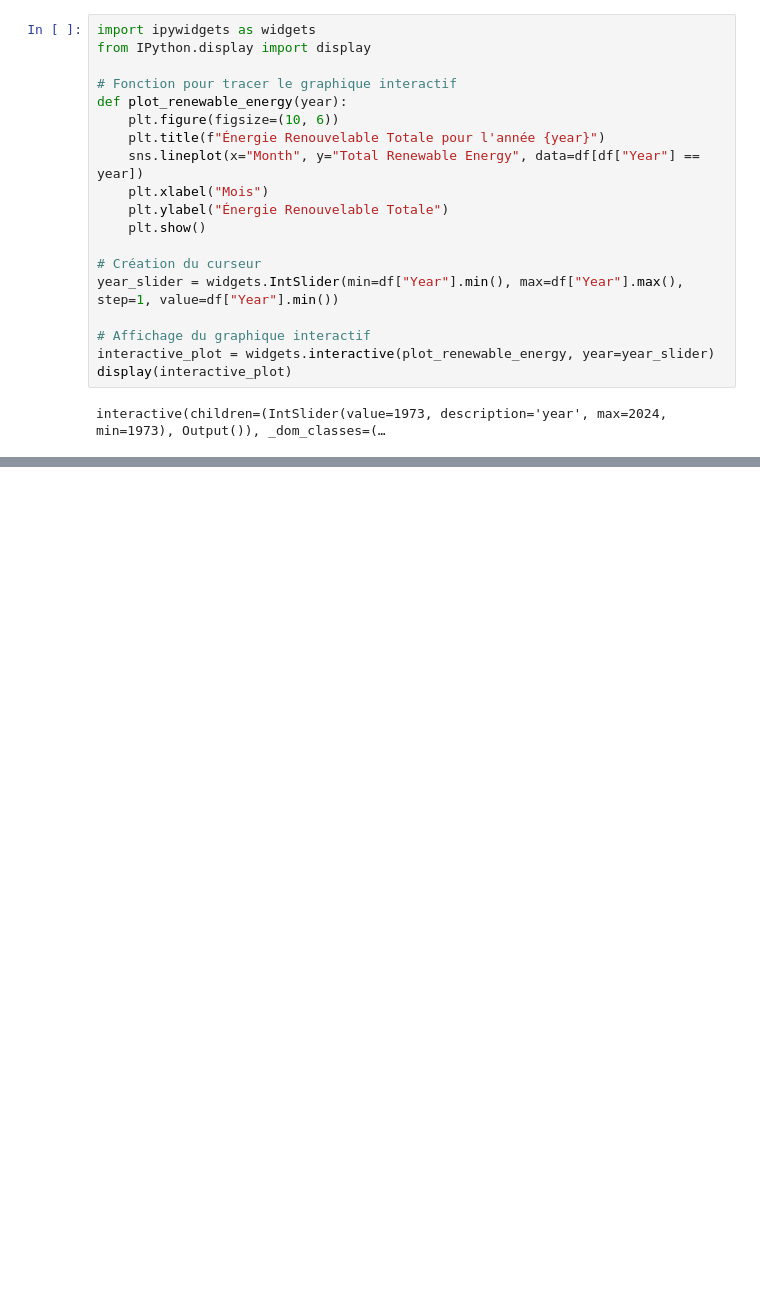
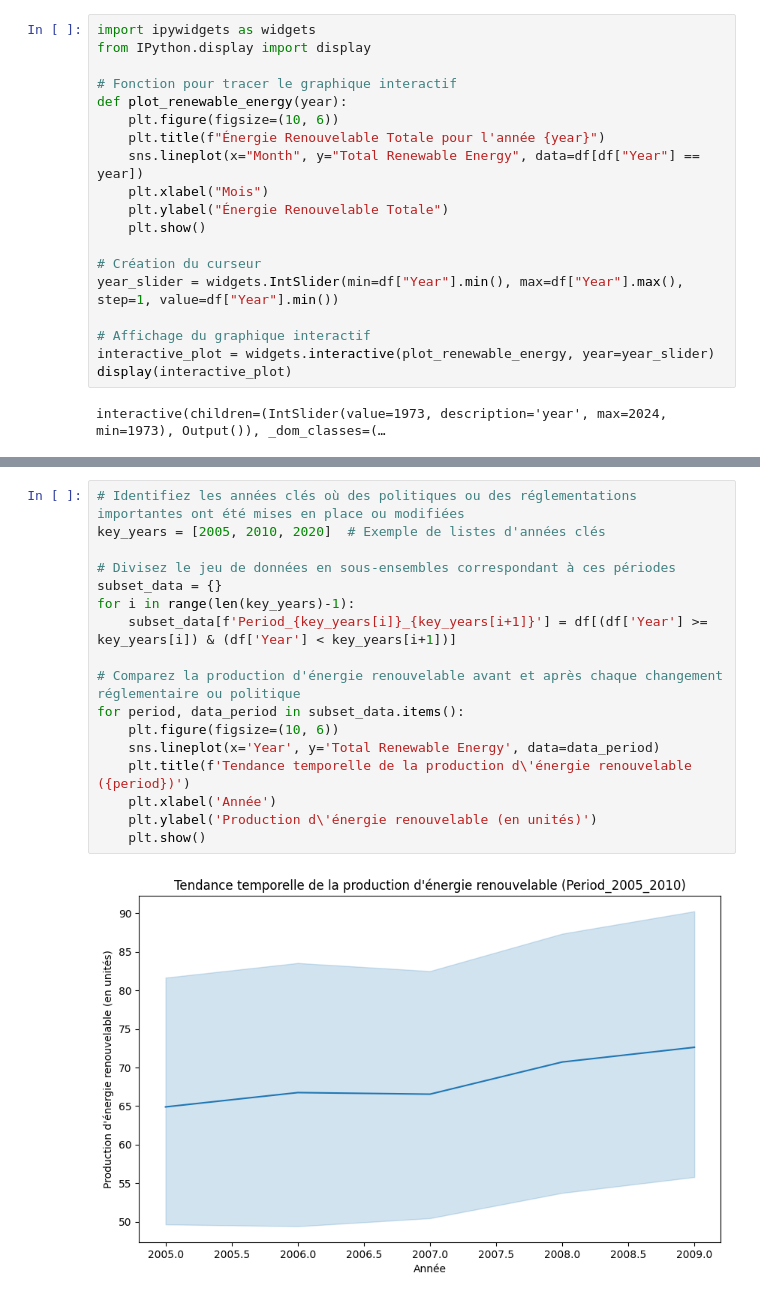
Before and after one commit to khelifaYacine/U.S.-Renewable-Energy-Consumption, a Jupyter notebook: EDA.ipynb, the cells around one changed output, grey strips where cells are left out. Saved outputs shown, nothing was run; the diff lists cells and outputs as text; blank space fills up the shorter version.

```diff
--- a/EDA.ipynb
+++ b/EDA.ipynb
@@ -120,0 +140,19 @@ plt.show()
+# %%
+# Identifiez les années clés où des politiques ou des réglementations importantes ont été mises en place ou modifiées
+key_years = [2005, 2010, 2020]  # Exemple de listes d'années clés
+
+# Divisez le jeu de données en sous-ensembles correspondant à ces périodes
+subset_data = {}
+for i in range(len(key_years)-1):
+    subset_data[f'Period_{key_years[i]}_{key_years[i+1]}'] = df[(df['Year'] >= key_years[i]) & (df['Year'] < key_years[i+1])]
+
+# Comparez la production d'énergie renouvelable avant et après chaque changement réglementaire ou politique
+for period, data_period in subset_data.items():
+    plt.figure(figsize=(10, 6))
+    sns.lineplot(x='Year', y='Total Renewable Energy', data=data_period)
+    plt.title(f'Tendance temporelle de la production d\'énergie renouvelable ({period})')
+    plt.xlabel('Année')
+    plt.ylabel('Production d\'énergie renouvelable (en unités)')
+    plt.show()
+# %% [output]
+[figure, added]
```
Also changed, not shown: parts of 5 cells of this notebook.
